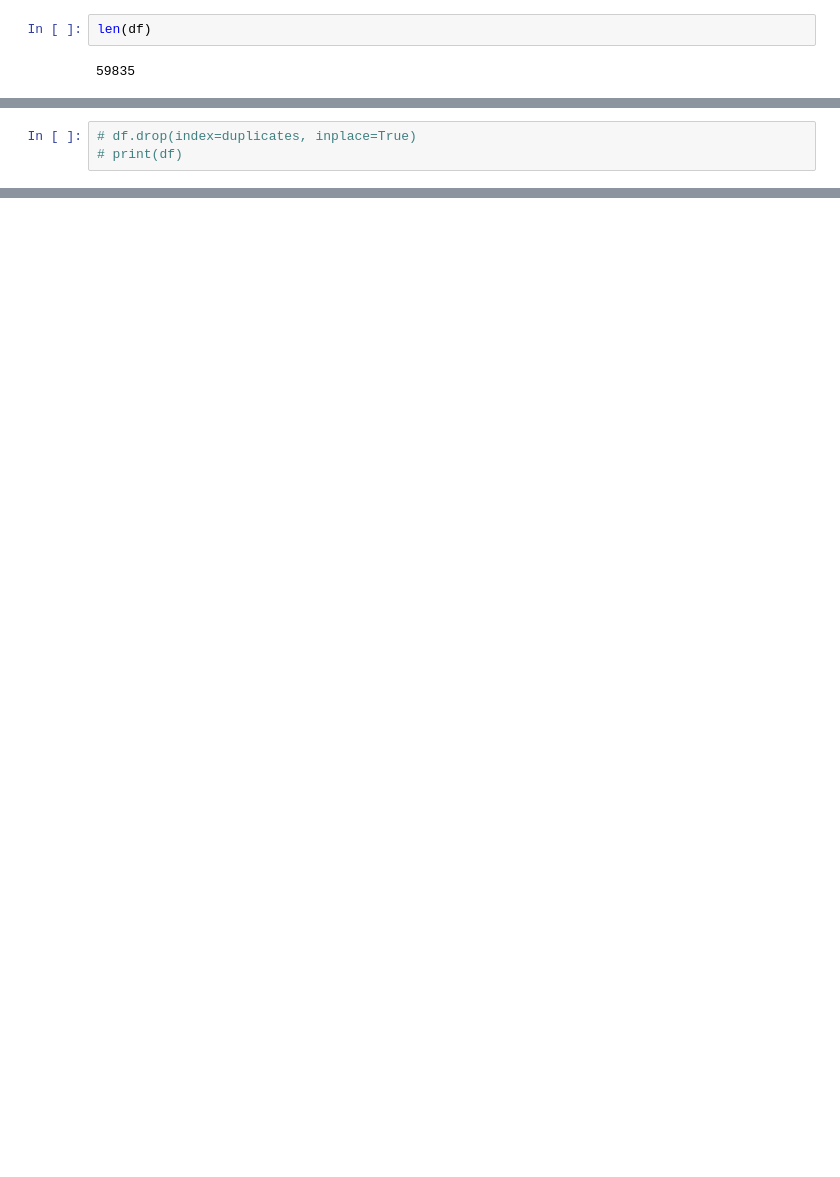
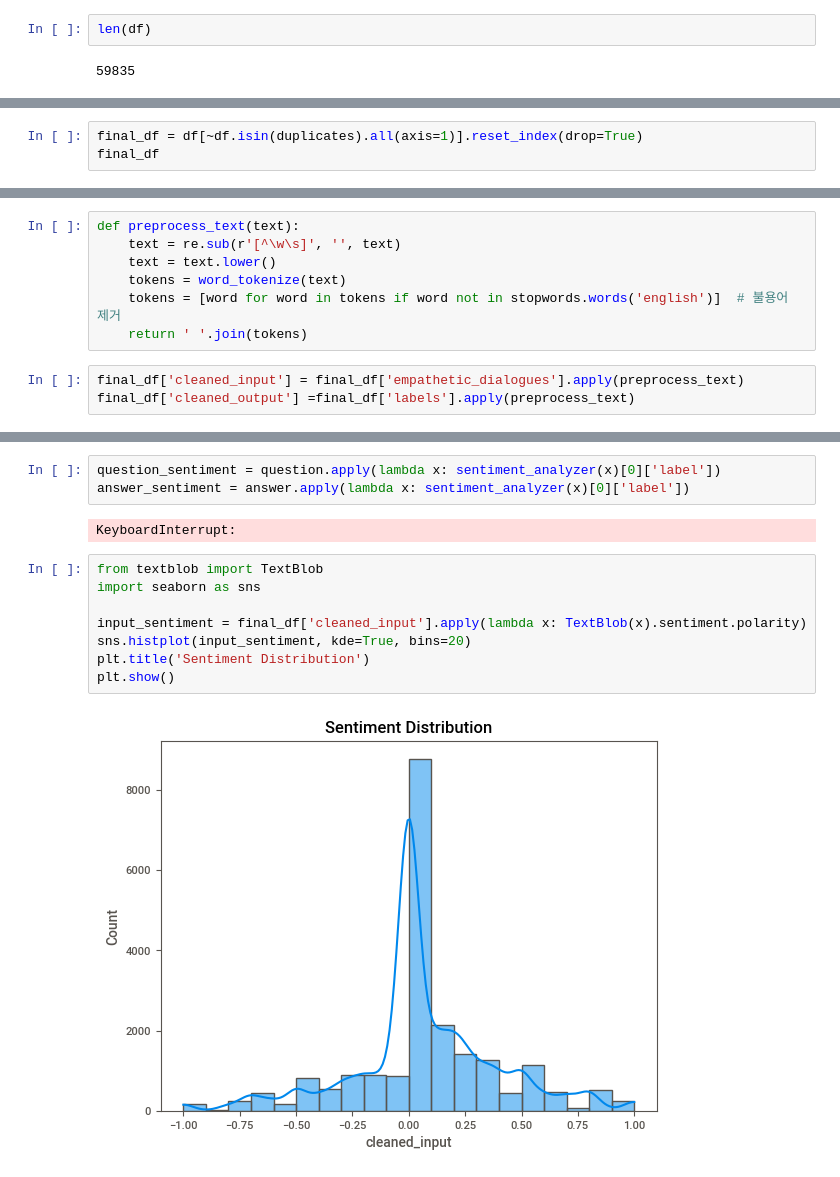
Before and after one commit to CallMeL/Empathetic-Dialogue-System, a Jupyter notebook: src/EDA/69kdataset.ipynb, the cells around one changed output, grey strips where cells are left out. Drawn from its saved outputs; the diff is of its cells as text; blank space fills up the shorter version.

```diff
--- a/src/EDA/69kdataset.ipynb
+++ b/src/EDA/69kdataset.ipynb
@@ -328,3 +325,3 @@ duplicates
 # %%
-# df.drop(index=duplicates, inplace=True)
-# print(df)
+final_df = df[~df.isin(duplicates).all(axis=1)].reset_index(drop=True)
+final_df
@@ -330,0 +370,10 @@ duplicates
+# %%
+def preprocess_text(text):
+    text = re.sub(r'[^\w\s]', '', text)
+    text = text.lower()
+    tokens = word_tokenize(text)
+    tokens = [word for word in tokens if word not in stopwords.words('english')]  # 불용어 제거
+    return ' '.join(tokens)
+# %%
+final_df['cleaned_input'] = final_df['empathetic_dialogues'].apply(preprocess_text)
+final_df['cleaned_output'] =final_df['labels'].apply(preprocess_text)
@@ -330,0 +560,15 @@ duplicates
+# %%
+question_sentiment = question.apply(lambda x: sentiment_analyzer(x)[0]['label'])
+answer_sentiment = answer.apply(lambda x: sentiment_analyzer(x)[0]['label'])
+# %% [output]
+KeyboardInterrupt:
+# %%
+from textblob import TextBlob
+import seaborn as sns
+
+input_sentiment = final_df['cleaned_input'].apply(lambda x: TextBlob(x).sentiment.polarity)
+sns.histplot(input_sentiment, kde=True, bins=20)
+plt.title('Sentiment Distribution')
+plt.show()
+# %% [output]
+[figure, added]
```
Also changed, not shown: parts of 26 cells of this notebook, 3 other files.
